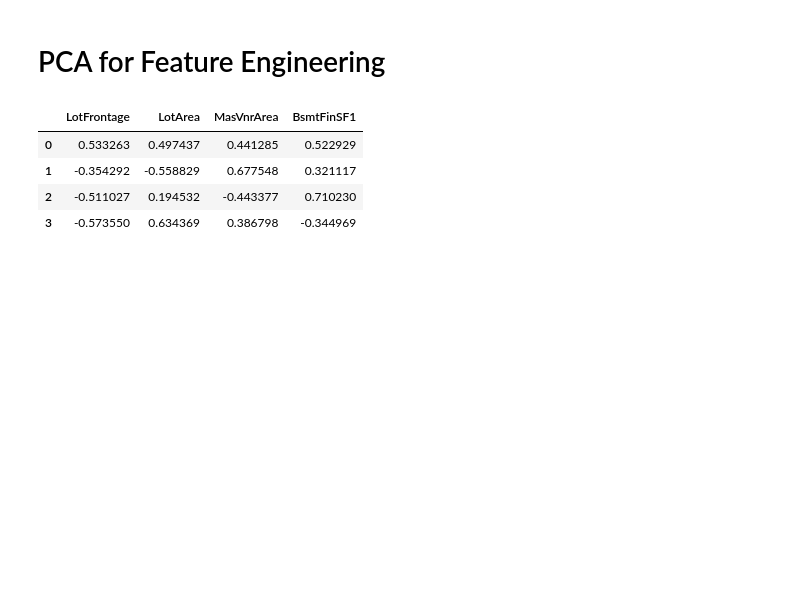
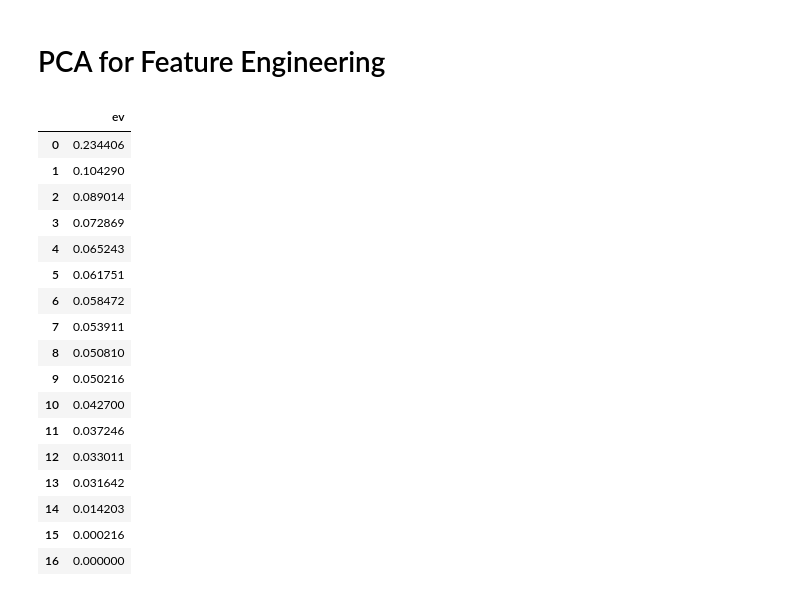
Before and after one commit to afrut/learn-ml, a Jupyter notebook: template/feature_engineering.ipynb, the cells around one changed output. Drawn from its saved outputs; the diff is of its cells as text; code cells hidden in the pictures; blank space fills up the shorter version.

```diff
--- a/template/feature_engineering.ipynb
+++ b/template/feature_engineering.ipynb
@@ -223,23 +223,44 @@ def plot_variance(pca, width=8, dpi=100):
 # %%
 # PCA basics
 # Always standardize data for PCA
 pca = PCA()
-cols = area_cols[0:4]
+cols = area_cols
 X_pca = pca.fit_transform(X[cols]) # the data transformed by PCA; each column is a principal component
 
 # pca.components_; each row is a principal component, each column is a feature
 df_pca_comp = pd.DataFrame(data = pca.components_,
                            columns = cols)
-df_pca_comp
 
 # pc0 represent lots with high LotFrontage and high LotArea
 # pc1 represent lots with low LotFrontage and high LotArea, eg, narrow lots
+
+# Explained variante ratio
+df_ev = pd.DataFrame(data = pca.explained_variance_ratio_,
+                     index = df_pca_comp.index,
+                     columns = ["ev"])
+# Each row is the fraction of variance explained by the corresponding principal component
+# pc0 explains 23.4% of the variance
+
+df_ev
 # %% [output]
-|  | LotFrontage | LotArea | MasVnrArea | BsmtFinSF1 |
-| 0 | 0.533263 | 0.497437 | 0.441285 | 0.522929 |
-| 1 | -0.354292 | -0.558829 | 0.677548 | 0.321117 |
-| 2 | -0.511027 | 0.194532 | -0.443377 | 0.710230 |
-| 3 | -0.573550 | 0.634369 | 0.386798 | -0.344969 |
+|  | ev |
+| 0 | 0.234406 |
+| 1 | 0.104290 |
+| 2 | 0.089014 |
+| 3 | 0.072869 |
+| 4 | 0.065243 |
+| 5 | 0.061751 |
+| 6 | 0.058472 |
+| 7 | 0.053911 |
+| 8 | 0.050810 |
+| 9 | 0.050216 |
+| 10 | 0.042700 |
+| 11 | 0.037246 |
+| 12 | 0.033011 |
+| 13 | 0.031642 |
+| 14 | 0.014203 |
+| 15 | 0.000216 |
+| 16 | 0.000000 |
 # %%
 plot_variance(pca)
 # %% [output]
```
Also changed, not shown: parts of 5 cells of this notebook.
